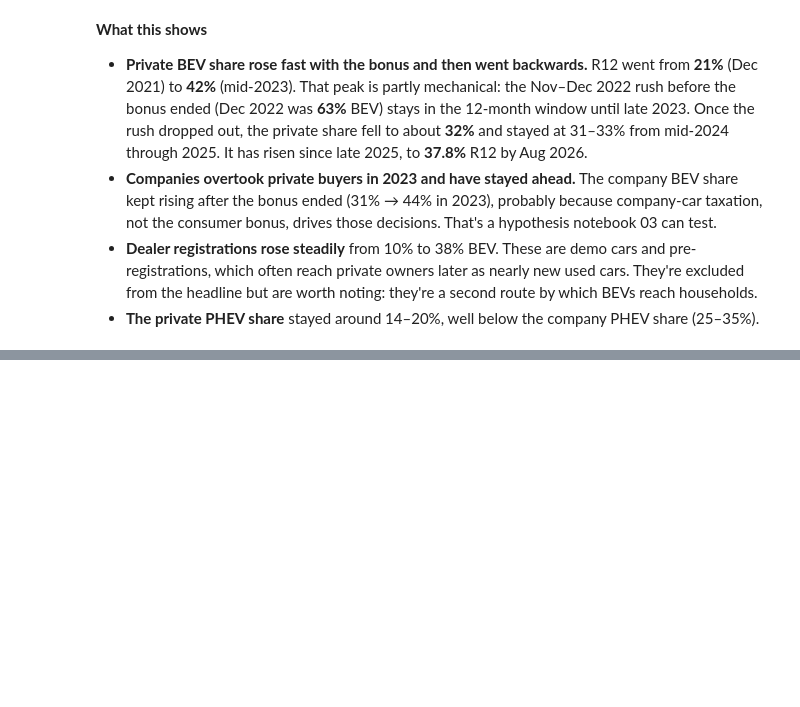
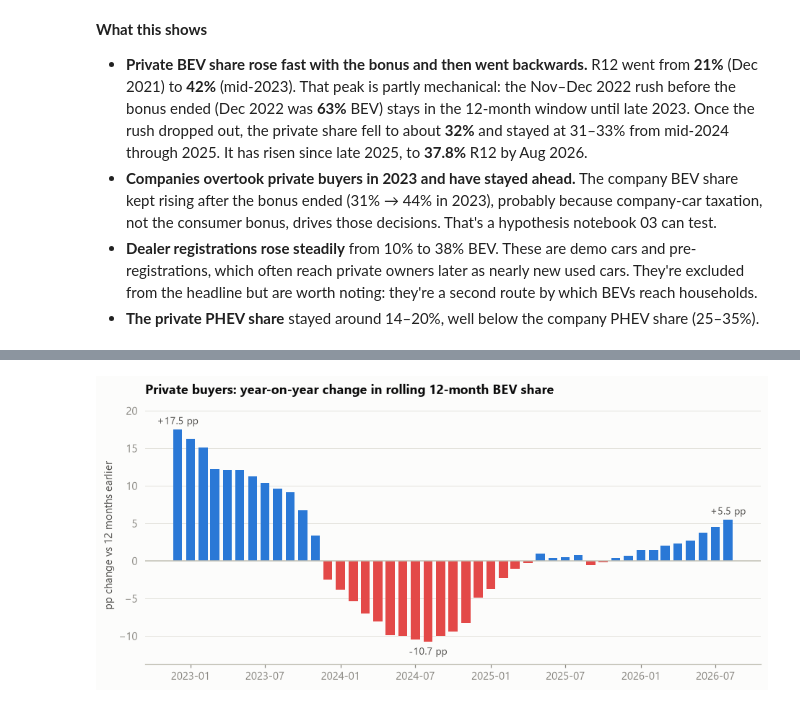
Before and after one commit to suv999/sweden-ev-adoption, a Jupyter notebook: notebooks/01_eda.ipynb, the cells around one changed output, grey strips where cells are left out. Drawn from its saved outputs; the diff is of its cells as text; code cells hidden in the pictures; blank space fills up the shorter version.

```diff
--- a/notebooks/01_eda.ipynb
+++ b/notebooks/01_eda.ipynb
@@ -237,0 +266,16 @@ Annual share of new registrations by owner type (ratio of sums)
+# %%
+yoy = ((p_r12 - p_r12.shift(12)) * 100).dropna()
+
+fig, ax = plt.subplots()
+ax.bar(yoy.index, yoy, width=22, color=np.where(yoy >= 0, BLUE, RED))
+ax.axhline(0, color=AXIS, lw=1)
+ax.set_ylim(yoy.min() - 3, yoy.max() + 3)
+for d in [yoy.idxmax(), yoy.idxmin(), yoy.index[-1]]:
+    ax.annotate(f"{yoy[d]:+.1f} pp", (d, yoy[d]), xytext=(0, 5 if yoy[d] >= 0 else -12),
+                textcoords="offset points", ha="center", fontsize=9, color=INK2)
+ax.set_ylabel("pp change vs 12 months earlier")
+ax.set_title("Private buyers: year-on-year change in rolling 12-month BEV share")
+save(fig, "01_private_r12_yoy")
+plt.show()
+# %% [output]
+[figure, added]
```
Also changed, not shown: parts of 3 cells of this notebook, 1 other file.
